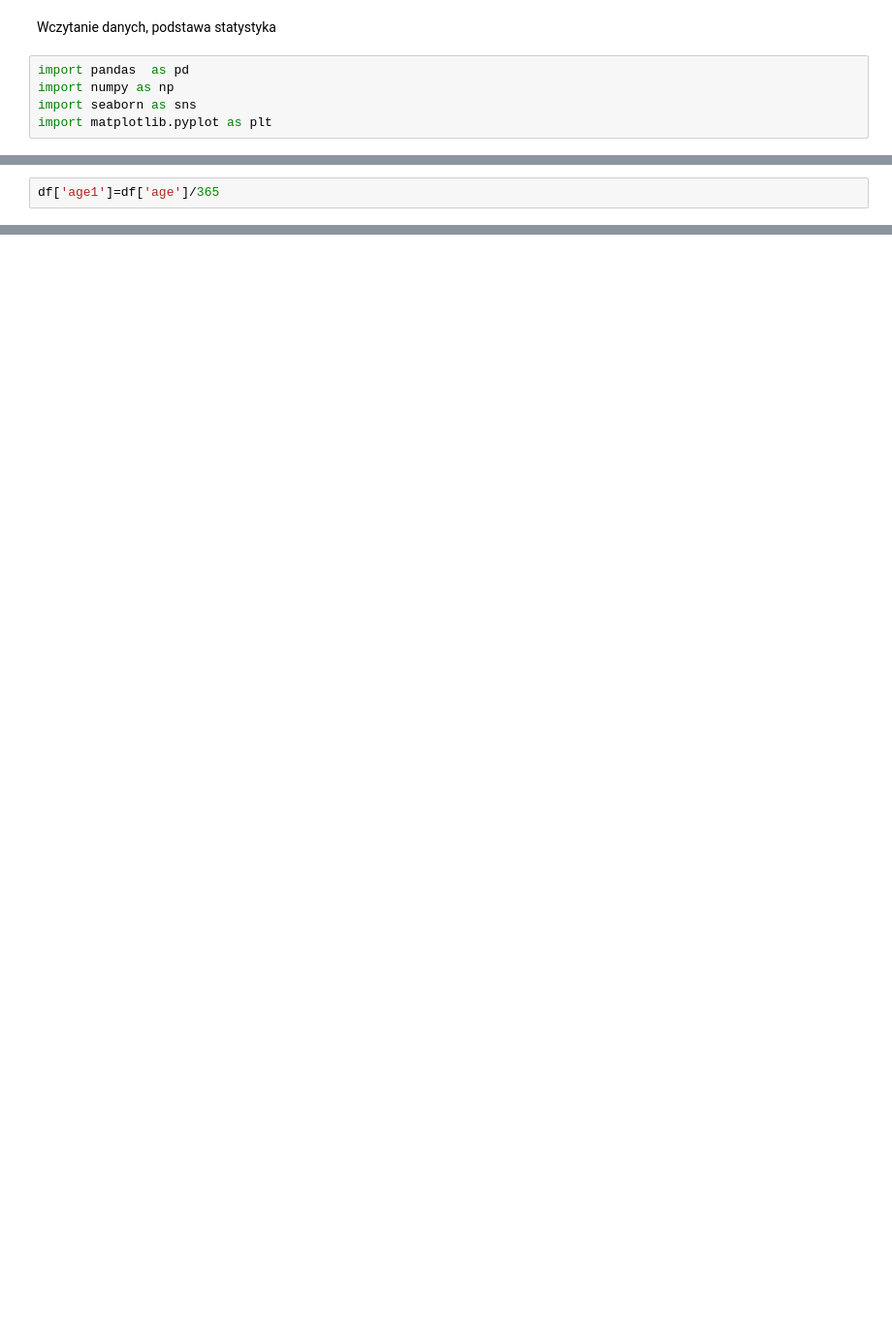
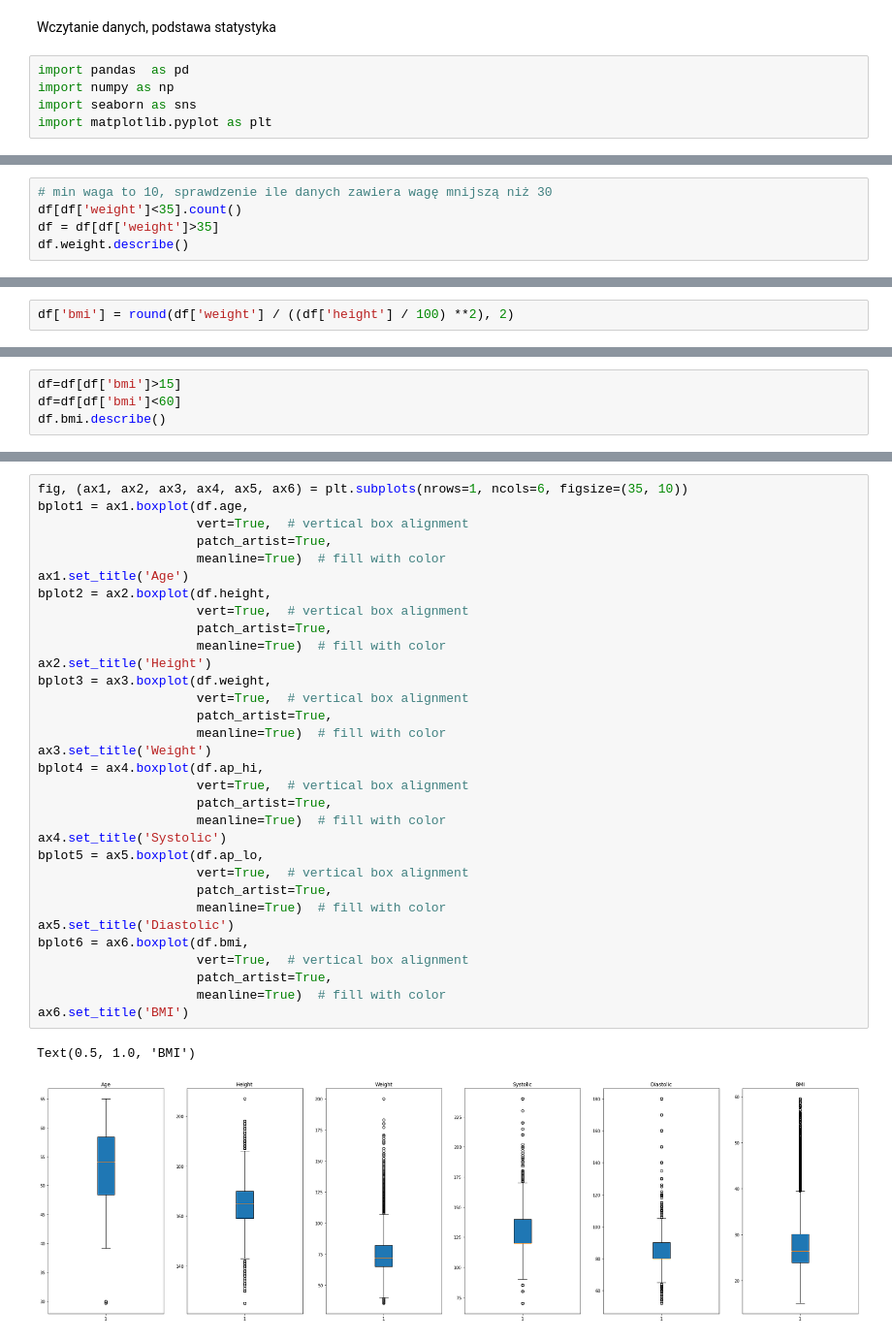
Before and after one commit to infoshareacademy/jdszr3-datavirus, a Jupyter notebook: PYTHON/code/1.ipynb, the cells around one changed output, grey strips where cells are left out. Shown at 97% size. Drawn from its saved outputs; the diff is of its cells as text; blank space fills up the shorter version.

```diff
--- a/PYTHON/code/1.ipynb
+++ b/PYTHON/code/1.ipynb
@@ -69,0 +218,5 @@ Zliczenie rekordów dla kolumn z wyszczególnieniem katygorii
+# %%
+# min waga to 10, sprawdzenie ile danych zawiera wagę mnijszą niż 30
+df[df['weight']<35].count()
+df = df[df['weight']>35]
+df.weight.describe()
@@ -69,0 +233,2 @@ Zliczenie rekordów dla kolumn z wyszczególnieniem katygorii
+# %%
+df['bmi'] = round(df['weight'] / ((df['height'] / 100) **2), 2)
@@ -69,0 +243,4 @@ Zliczenie rekordów dla kolumn z wyszczególnieniem katygorii
+# %%
+df=df[df['bmi']>15]
+df=df[df['bmi']<60]
+df.bmi.describe()
@@ -151,2 +268,0 @@ print(males_chol_1,males_chol_2,males_chol_3)
-# %%
-df['age1']=df['age']/365
@@ -159,0 +271,35 @@ df['age1']=df['age']/365
+# %%
+fig, (ax1, ax2, ax3, ax4, ax5, ax6) = plt.subplots(nrows=1, ncols=6, figsize=(35, 10))
+bplot1 = ax1.boxplot(df.age,
+                     vert=True,  # vertical box alignment
+                     patch_artist=True,
+                     meanline=True)  # fill with color
+ax1.set_title('Age')
+bplot2 = ax2.boxplot(df.height,
+                     vert=True,  # vertical box alignment
+                     patch_artist=True,
+                     meanline=True)  # fill with color
+ax2.set_title('Height')
+bplot3 = ax3.boxplot(df.weight,
+                     vert=True,  # vertical box alignment
+                     patch_artist=True,
+                     meanline=True)  # fill with color
+ax3.set_title('Weight')
+bplot4 = ax4.boxplot(df.ap_hi,
+                     vert=True,  # vertical box alignment
+                     patch_artist=True,
+                     meanline=True)  # fill with color
+ax4.set_title('Systolic')
+bplot5 = ax5.boxplot(df.ap_lo,
+                     vert=True,  # vertical box alignment
+                     patch_artist=True,
+                     meanline=True)  # fill with color
+ax5.set_title('Diastolic')
+bplot6 = ax6.boxplot(df.bmi,
+                     vert=True,  # vertical box alignment
+                     patch_artist=True,
+                     meanline=True)  # fill with color
+ax6.set_title('BMI')
+# %% [output]
+Text(0.5, 1.0, 'BMI')
+[figure, added]
```
Also changed, not shown: parts of 36 cells of this notebook.
